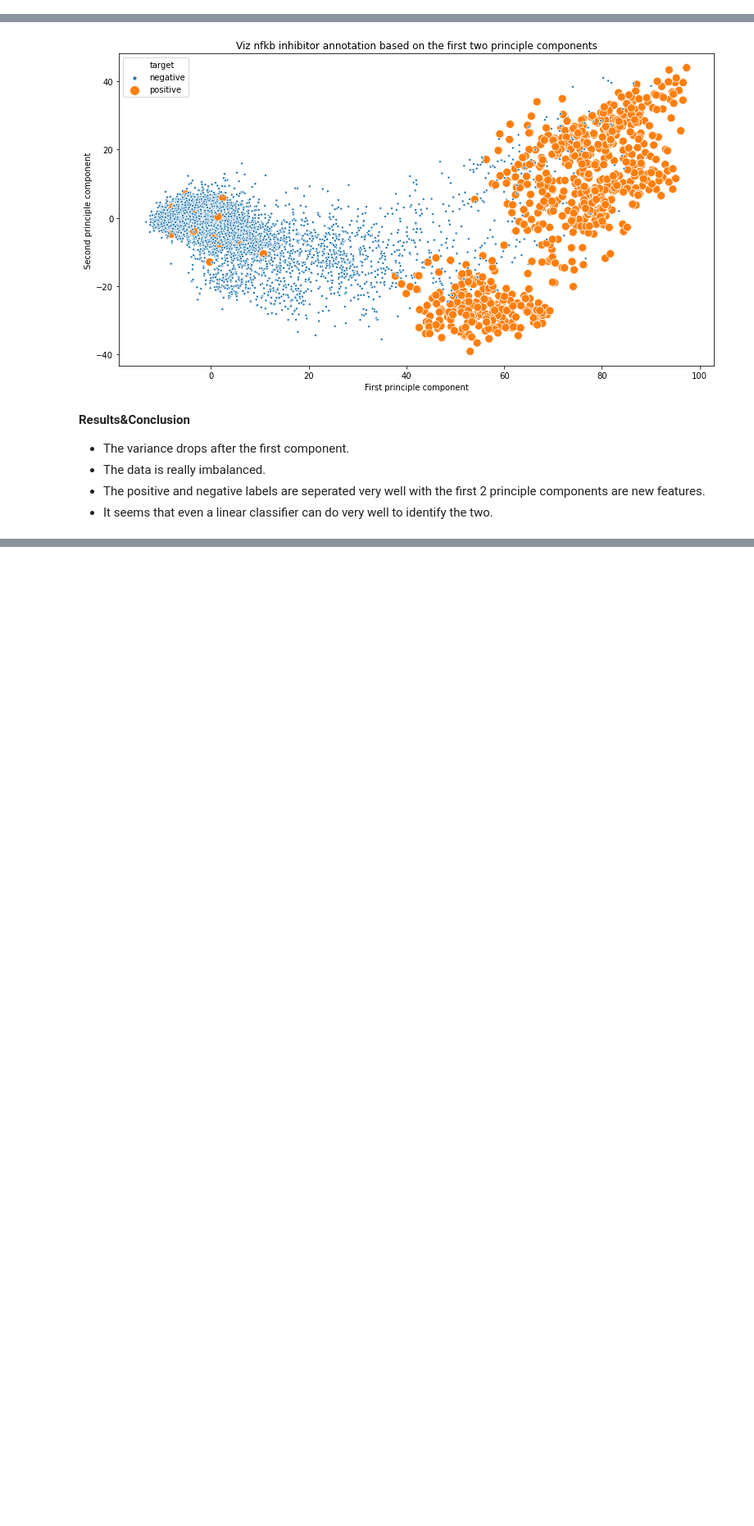
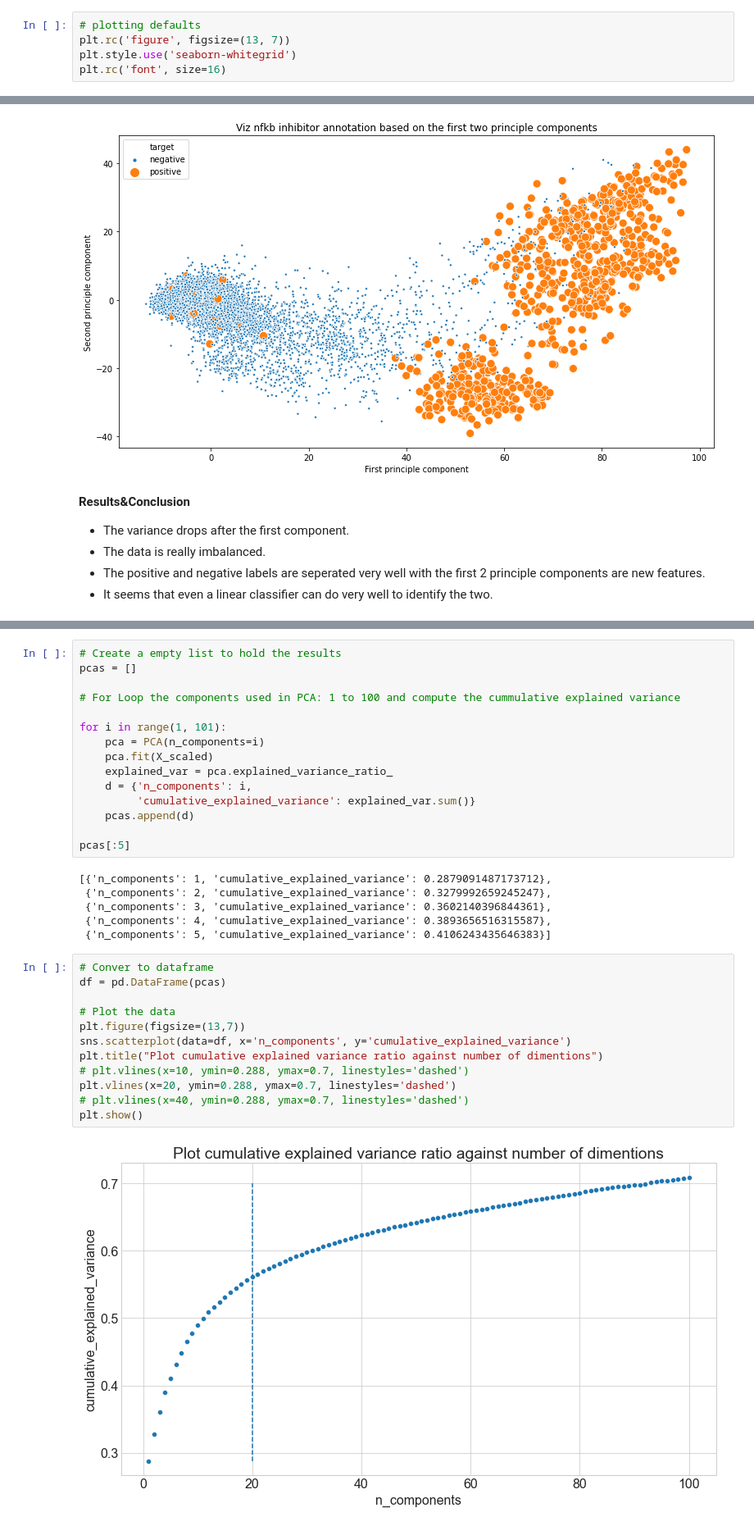
Before and after one commit to Yongliang-Shi/Mechanism-of-Action-Prediction, a Jupyter notebook: pca_to_visualize_nfkb.ipynb, the cells around one changed output, grey strips where cells are left out. Shown: that part at 82% size. Saved outputs shown, nothing was run; the diff lists cells and outputs as text; blank space fills up the shorter version.

Commit message:
plot cumulative explained variance ratio against number of dimentions

```diff
--- a/pca_to_visualize_nfkb.ipynb
+++ b/pca_to_visualize_nfkb.ipynb
@@ -10,6 +10,11 @@ import seaborn as sns
 from sklearn.model_selection import train_test_split
 from sklearn.preprocessing import StandardScaler
 from sklearn.decomposition import PCA
+# %%
+# plotting defaults
+plt.rc('figure', figsize=(13, 7))
+plt.style.use('seaborn-whitegrid')
+plt.rc('font', size=16)
 # %% [markdown]
 ### Wrangle Data
 # %%
@@ -222,0 +235,35 @@ plt.show()
+# %%
+# Create a empty list to hold the results
+pcas = []
+
+# For Loop the components used in PCA: 1 to 100 and compute the cummulative explained variance
+
+for i in range(1, 101):
+    pca = PCA(n_components=i)
+    pca.fit(X_scaled)
+    explained_var = pca.explained_variance_ratio_
+    d = {'n_components': i,
+         'cumulative_explained_variance': explained_var.sum()}
+    pcas.append(d)
+
+pcas[:5]
+# %% [output]
+[{'n_components': 1, 'cumulative_explained_variance': 0.2879091487173712},
+ {'n_components': 2, 'cumulative_explained_variance': 0.3279992659245247},
+ {'n_components': 3, 'cumulative_explained_variance': 0.3602140396844361},
+ {'n_components': 4, 'cumulative_explained_variance': 0.3893656516315587},
+ {'n_components': 5, 'cumulative_explained_variance': 0.4106243435646383}]
+# %%
+# Conver to dataframe
+df = pd.DataFrame(pcas)
+
+# Plot the data
+plt.figure(figsize=(13,7))
+sns.scatterplot(data=df, x='n_components', y='cumulative_explained_variance')
+plt.title("Plot cumulative explained variance ratio against number of dimentions")
+# plt.vlines(x=10, ymin=0.288, ymax=0.7, linestyles='dashed')
+plt.vlines(x=20, ymin=0.288, ymax=0.7, linestyles='dashed')
+# plt.vlines(x=40, ymin=0.288, ymax=0.7, linestyles='dashed')
+plt.show()
+# %% [output]
+[figure, added]
```
Also changed, not shown: parts of 7 cells of this notebook.
